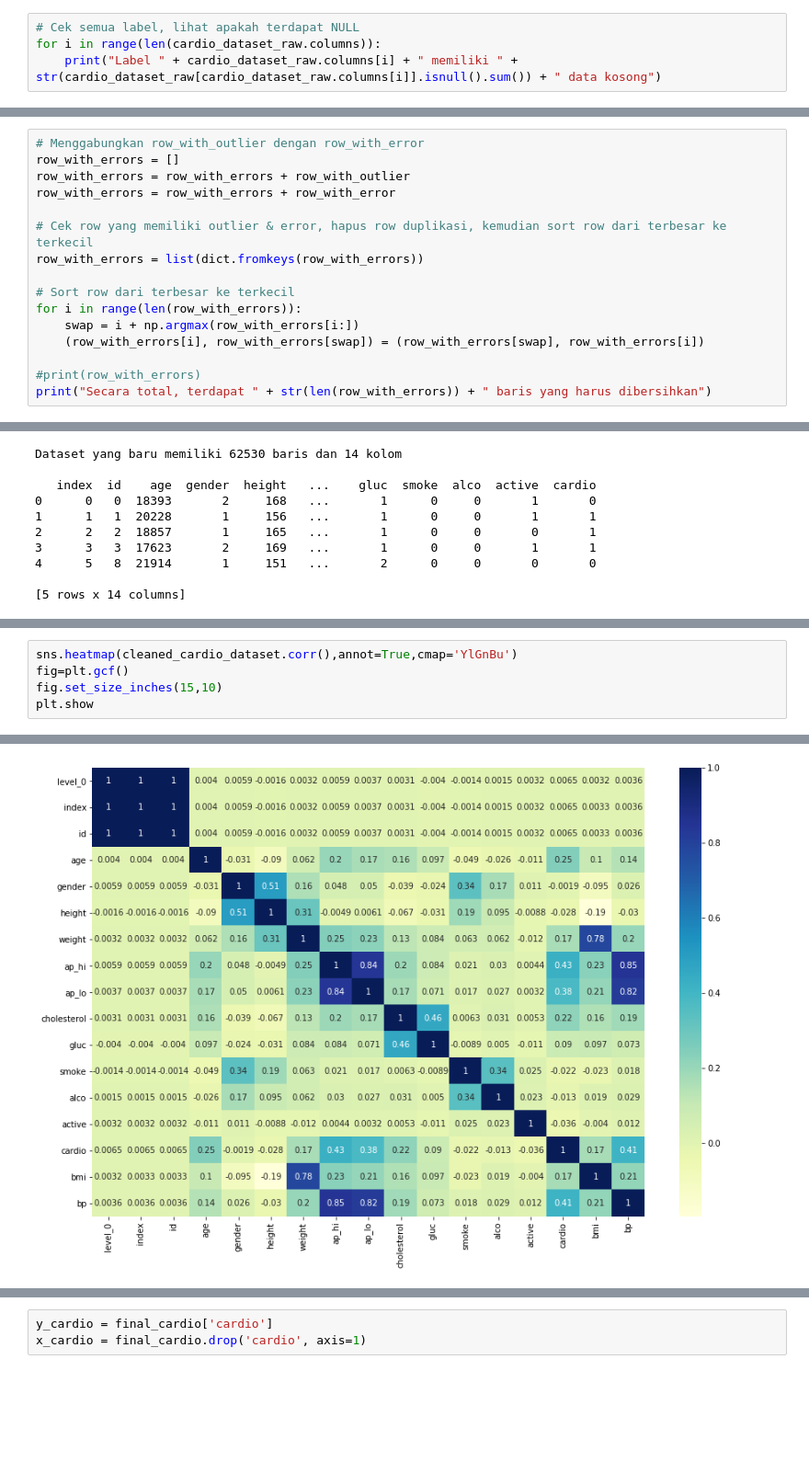
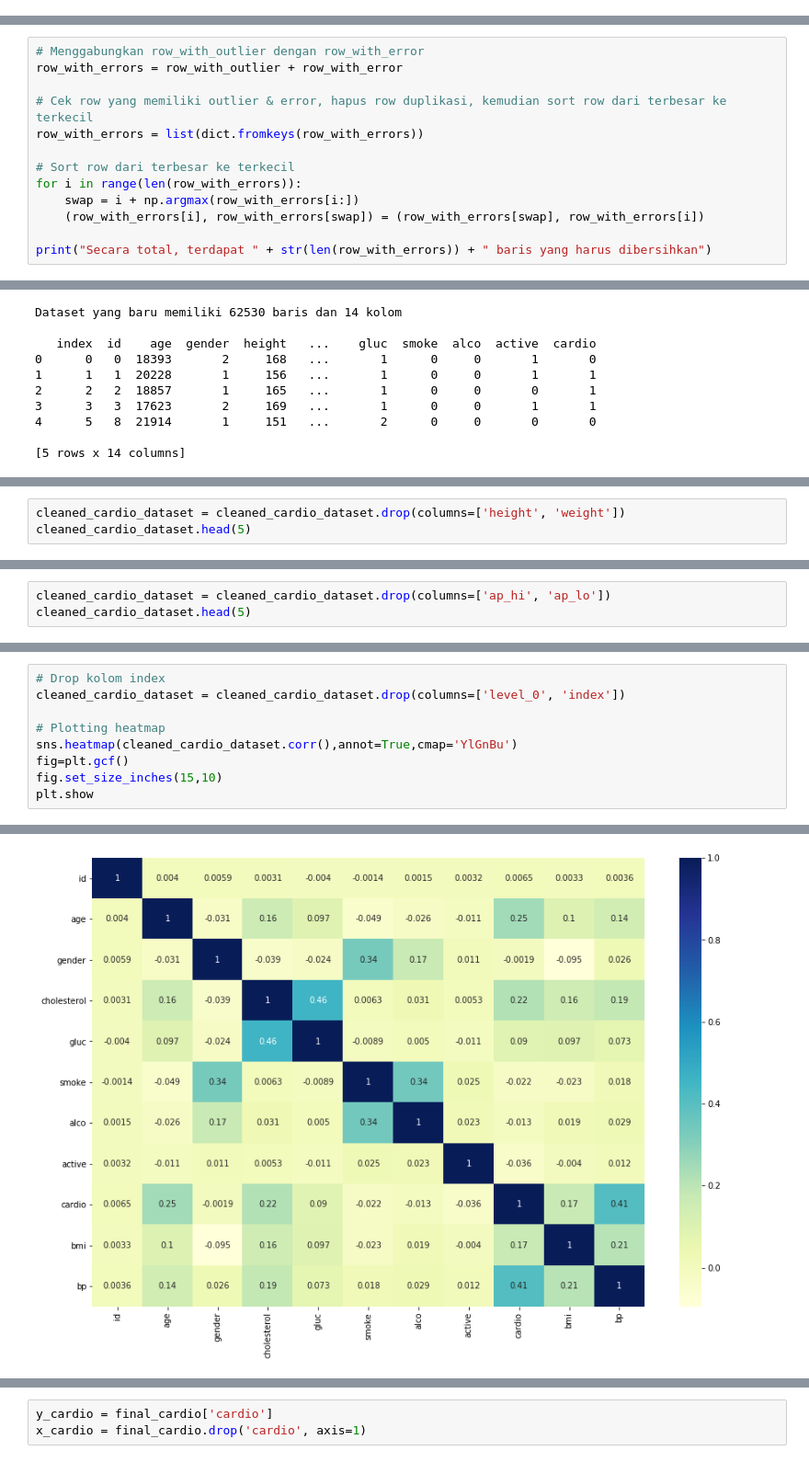
Before and after one commit to machine-learning-2018-2019-fasilkom-ui/Mencoba-Learning, a Jupyter notebook: Mencoba Learning_FinalProject.ipynb, the cells around one changed output, grey strips where cells are left out. Shown at 92% size. Drawn from its saved outputs; the diff is of its cells as text; blank space fills up the shorter version.

```diff
--- a/Mencoba Learning_FinalProject.ipynb
+++ b/Mencoba Learning_FinalProject.ipynb
@@ -51,4 +38,0 @@ Name: cardio, dtype: float64
-# %%
-# Cek semua label, lihat apakah terdapat NULL
-for i in range(len(cardio_dataset_raw.columns)):
-    print("Label " + cardio_dataset_raw.columns[i] + " memiliki " + str(cardio_dataset_raw[cardio_dataset_raw.columns[i]].isnull().sum()) + " data kosong")
@@ -133,8 +161,6 @@ Dataset memiliki 1234 yang memiliki ap_lo yang lebih tinggi dari ap_hi
 # %%
 # Menggabungkan row_with_outlier dengan row_with_error
-row_with_errors = []
-row_with_errors = row_with_errors + row_with_outlier
-row_with_errors = row_with_errors + row_with_error
+row_with_errors = row_with_outlier + row_with_error
 
 # Cek row yang memiliki outlier & error, hapus row duplikasi, kemudian sort row dari terbesar ke terkecil
 row_with_errors = list(dict.fromkeys(row_with_errors))
@@ -144,7 +170,6 @@ for i in range(len(row_with_errors)):
     swap = i + np.argmax(row_with_errors[i:])
     (row_with_errors[i], row_with_errors[swap]) = (row_with_errors[swap], row_with_errors[i])
 
-#print(row_with_errors)
 print("Secara total, terdapat " + str(len(row_with_errors)) + " baris yang harus dibersihkan")
 # %% [output]
 Secara total, terdapat 7470 baris yang harus dibersihkan
@@ -212,0 +244,3 @@ print(cleaned_cardio_dataset.head(5))
+# %%
+cleaned_cardio_dataset = cleaned_cardio_dataset.drop(columns=['height', 'weight'])
+cleaned_cardio_dataset.head(5)
@@ -290,0 +333,3 @@ https://www.statisticssolutions.com/correlation-pearson-kendall-spearman/
+# %%
+cleaned_cardio_dataset = cleaned_cardio_dataset.drop(columns=['ap_hi', 'ap_lo'])
+cleaned_cardio_dataset.head(5)
@@ -291,8 +347,12 @@ https://www.statisticssolutions.com/correlation-pearson-kendall-spearman/
 # %%
+# Drop kolom index
+cleaned_cardio_dataset = cleaned_cardio_dataset.drop(columns=['level_0', 'index'])
+
+# Plotting heatmap
 sns.heatmap(cleaned_cardio_dataset.corr(),annot=True,cmap='YlGnBu')
 fig=plt.gcf()
 fig.set_size_inches(15,10)
 plt.show
 # %% [output]
 <function matplotlib.pyplot.show(*args, **kw)>
-[figure, old version]
+[figure, new version]
```
Also changed, not shown: parts of 64 cells of this notebook.
